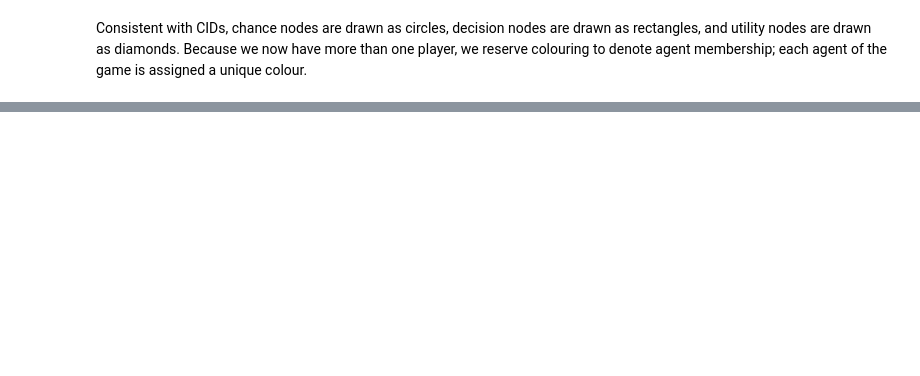
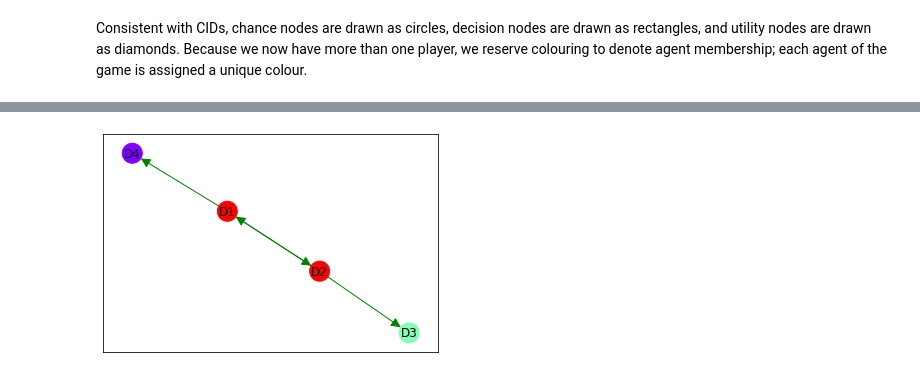
Before and after one commit to causalincentives/pycid, a Jupyter notebook: notebooks/Untitled1.ipynb, the cells around one changed output, grey strips where cells are left out. Cells and saved outputs as stored; diff of their text form; code cells hidden in the pictures; blank space fills up the shorter version.

```diff
--- a/notebooks/Untitled1.ipynb
+++ b/notebooks/Untitled1.ipynb
@@ -64,0 +165,4 @@ Consistent with CIDs, chance nodes are drawn as circles, decision nodes are draw
+# %%
+macid.draw_SCCs() #each SCC of the MACID's relevance graph is assigned a unique colour
+# %% [output]
+[figure, added]
```
Also changed, not shown: parts of 32 cells of this notebook, 12 other files.
